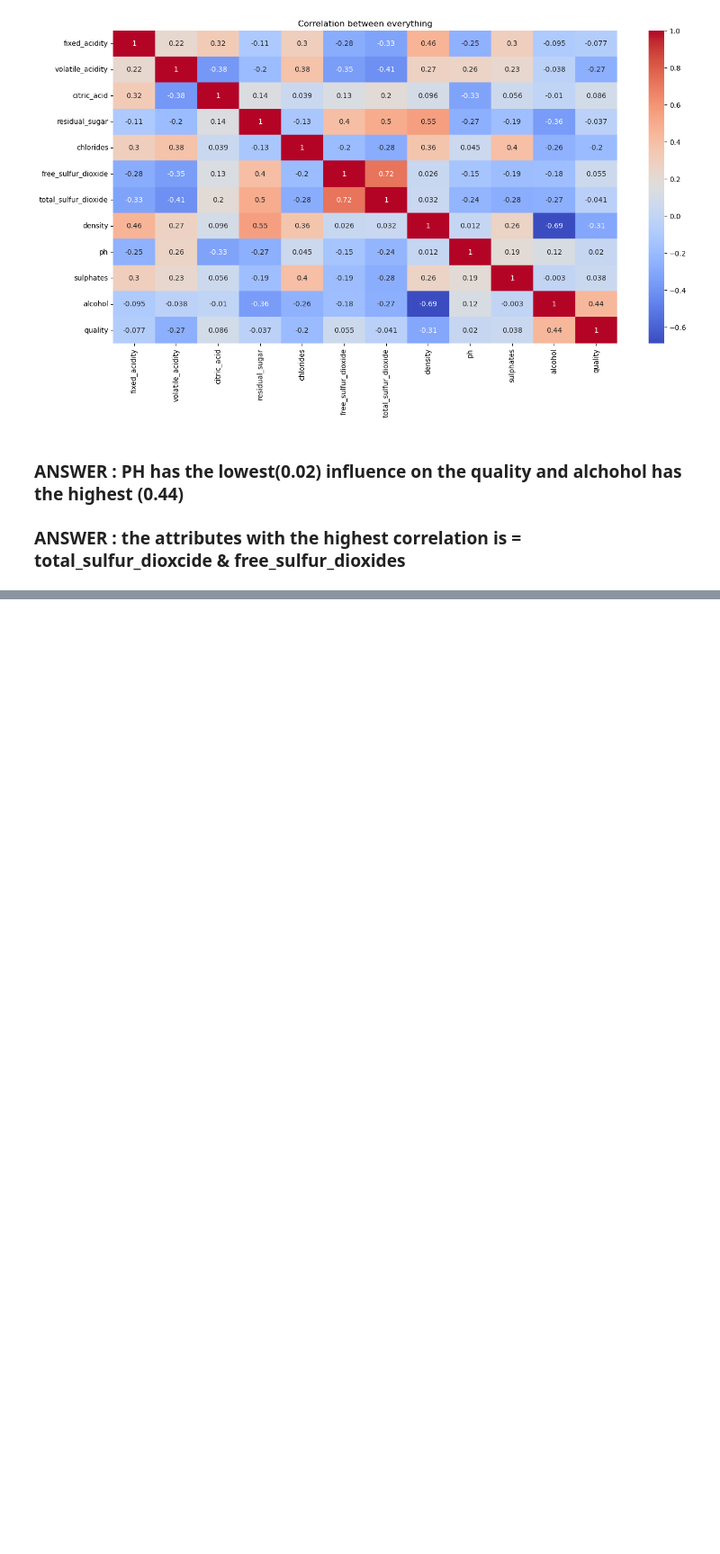
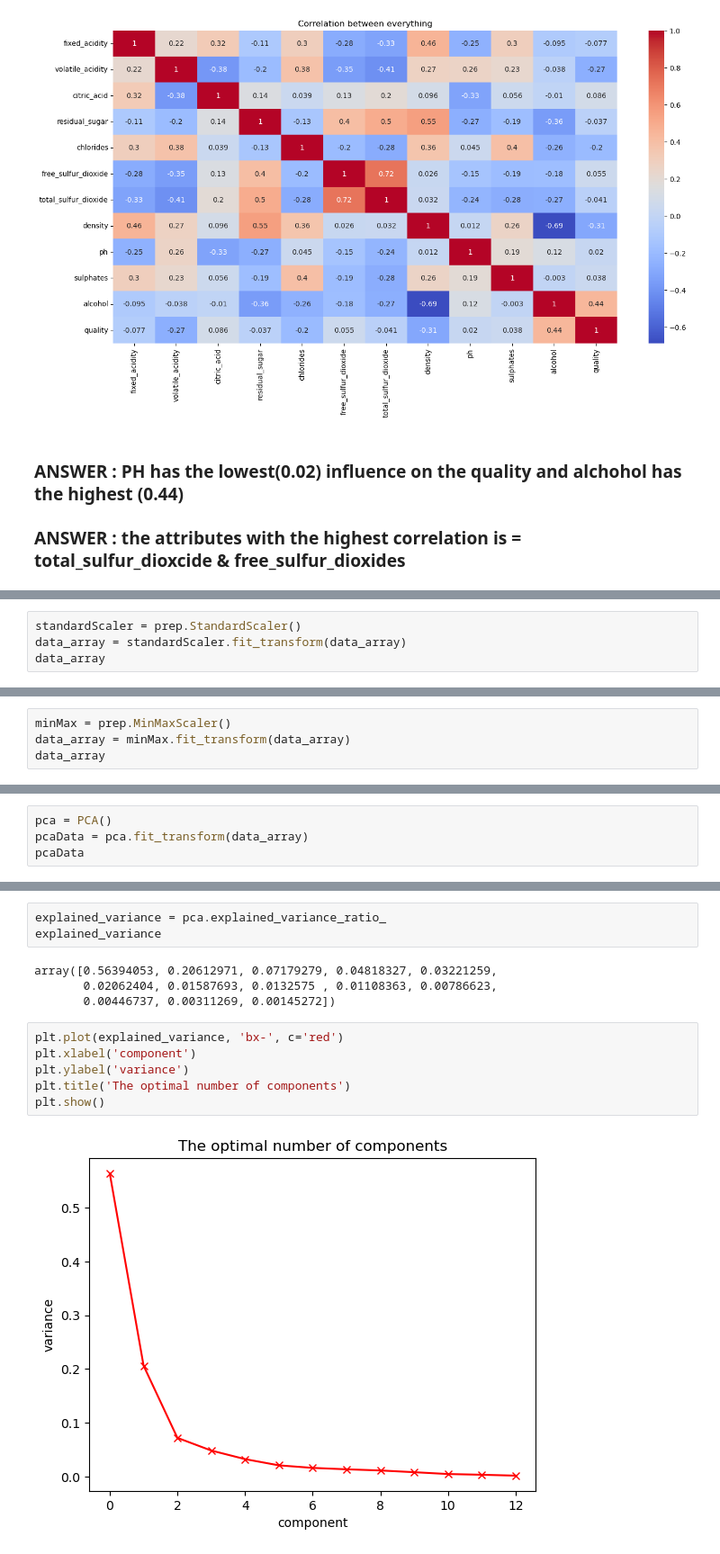
Before and after one commit to Hunkstaban/BIMiniProjects, a Jupyter notebook: MiniProject2/workbooks/wineExploreDataTobyEmil.ipynb, the cells around one changed output, grey strips where cells are left out. Shown: that part at 90% size. Saved outputs shown, nothing was run; the diff lists cells and outputs as text; blank space fills up the shorter version.

```diff
--- a/MiniProject2/workbooks/wineExploreDataTobyEmil.ipynb
+++ b/MiniProject2/workbooks/wineExploreDataTobyEmil.ipynb
@@ -286,0 +397,4 @@ plt.show()
+# %%
+standardScaler = prep.StandardScaler()
+data_array = standardScaler.fit_transform(data_array)
+data_array
@@ -286,0 +411,4 @@ plt.show()
+# %%
+minMax = prep.MinMaxScaler()
+data_array = minMax.fit_transform(data_array)
+data_array
@@ -286,0 +429,4 @@ plt.show()
+# %%
+pca = PCA()
+pcaData = pca.fit_transform(data_array)
+pcaData
@@ -286,0 +447,15 @@ plt.show()
+# %%
+explained_variance = pca.explained_variance_ratio_
+explained_variance
+# %% [output]
+array([0.56394053, 0.20612971, 0.07179279, 0.04818327, 0.03221259,
+       0.02062404, 0.01587693, 0.0132575 , 0.01108363, 0.00786623,
+       0.00446737, 0.00311269, 0.00145272])
+# %%
+plt.plot(explained_variance, 'bx-', c='red')
+plt.xlabel('component')
+plt.ylabel('variance')
+plt.title('The optimal number of components')
+plt.show()
+# %% [output]
+[figure, added]
```
Also changed, not shown: parts of 20 cells of this notebook, 1 other file.
